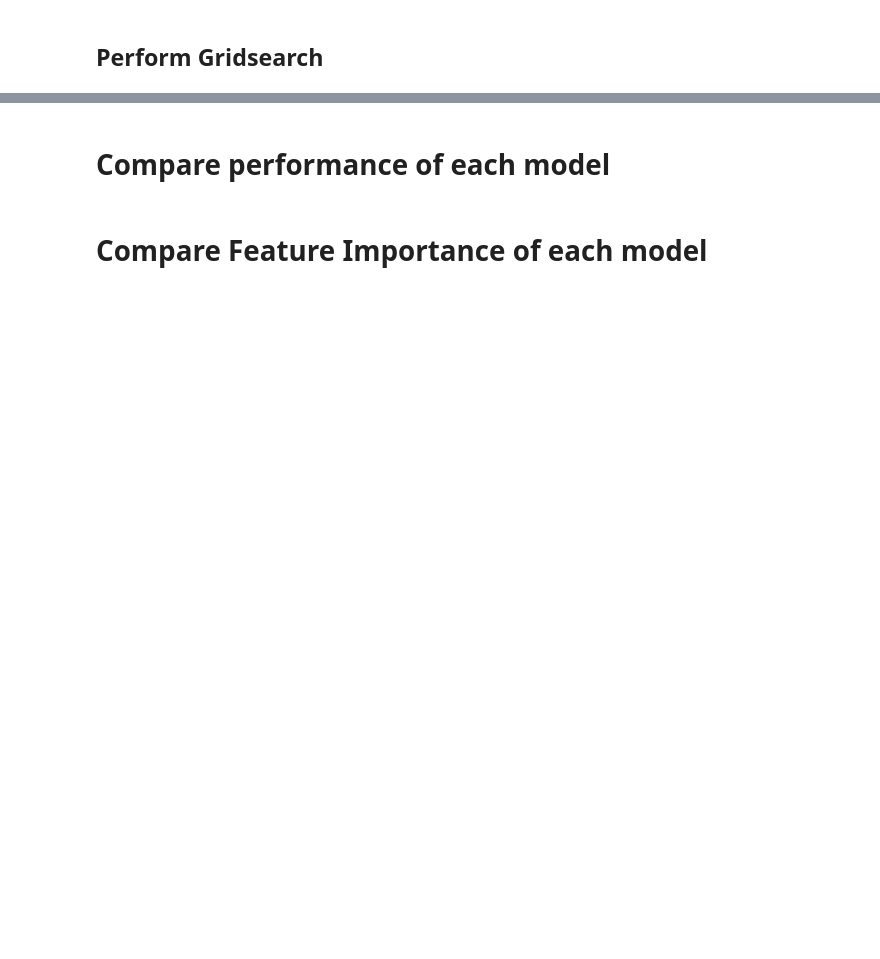
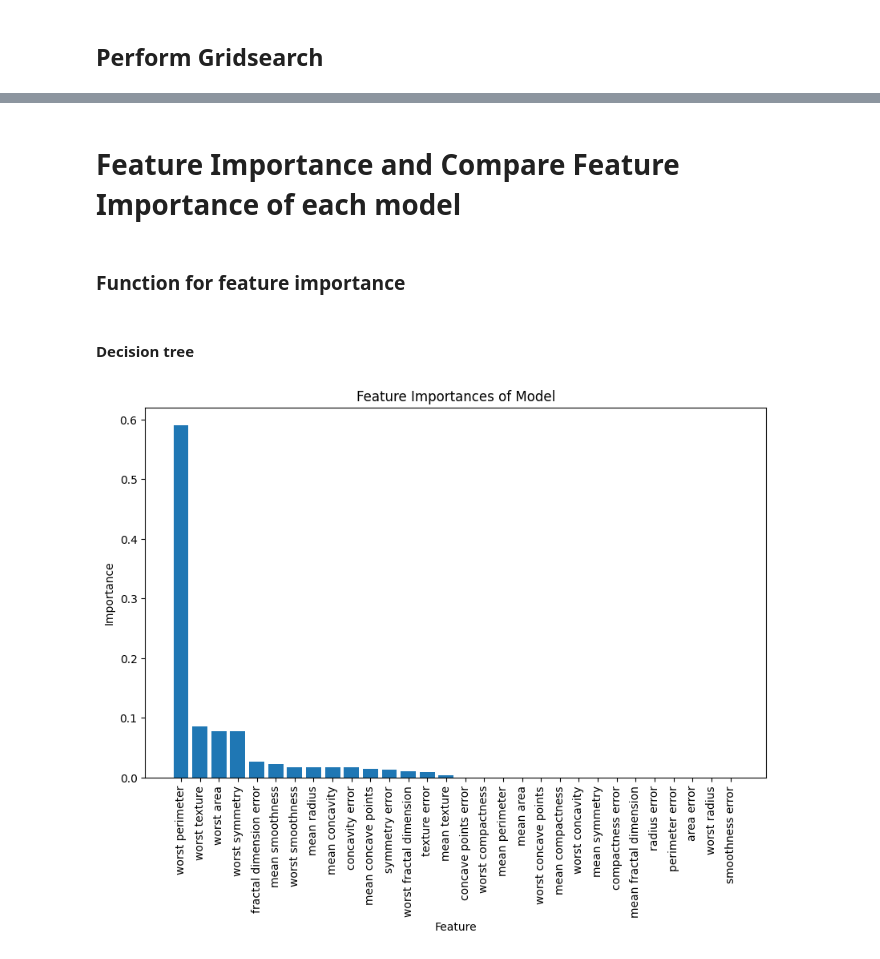
Before and after one commit to sarahmoussaoui/TP-Reseaux-de-Neurones, a Jupyter notebook: TP1.2/code.ipynb, the cells around one changed output, grey strips where cells are left out. Drawn from its saved outputs; the diff is of its cells as text; code cells hidden in the pictures; blank space fills up the shorter version.

```diff
--- a/TP1.2/code.ipynb
+++ b/TP1.2/code.ipynb
@@ -91,0 +218,10 @@ evaluate_model(knn_model, X_test, y_test)
+# %%
+# Set up GridSearchCV
+grid_search_dt = GridSearchCV(
+    estimator= dt_model,
+    param_grid= param_grid_dt,
+    scoring='accuracy',  # Metric to evaluate
+    cv=5,               # Number of cross-validation folds
+    verbose=1,          # Print progress
+    n_jobs=-1           # Use all available CPU cores
+)
@@ -93,0 +268,16 @@ evaluate_model(knn_model, X_test, y_test)
+# %%
+# fit the model
+grid_search_dt.fit(X_train, y_train)
+# Get the best model
+best_model_dt = grid_search_dt.best_estimator_
+
+# Evaluate on the test set
+y_pred = best_model_dt.predict(X_test)
+
+# Print the results
+best_accuracy = grid_search_dt.best_score_
+best_parameters = grid_search_dt.best_params_
+print("Best Accuracy: {:.2f} %".format(best_accuracy*100))
+print("Best Parameters:", best_parameters)
+print("Classification Report:")
+print(classification_report(y_test, y_pred))
@@ -94,4 +453,25 @@ evaluate_model(knn_model, X_test, y_test)
 # %% [markdown]
-# Compare performance of each model
+# Feature Importance and Compare Feature Importance of each model
-# %% [markdown]
-# Compare Feature Importance of each model
+# %% [markdown]
+### Function for feature importance
+# %%
+def plot_feature_importance(model, data):
+  # Plot feature importance for model
+  importances = model.feature_importances_
+  feature_names = data.feature_names
+  indices = np.argsort(importances)[::-1] # Sort feature importances in descending order
+
+
+  plt.figure(figsize=(10, 6))
+  plt.title("Feature Importances of Model")
+  plt.bar(range(X.shape[1]), importances[indices], align="center")
+  plt.xticks(range(X.shape[1]), [feature_names[i] for i in indices], rotation=90)
+  plt.xlabel("Feature")
+  plt.ylabel("Importance")
+  plt.show()
+# %% [markdown]
+#### Decision tree
+# %%
+plot_feature_importance(best_model_dt, data)
+# %% [output]
+[figure, added]
```
Also changed, not shown: parts of 79 cells of this notebook.
